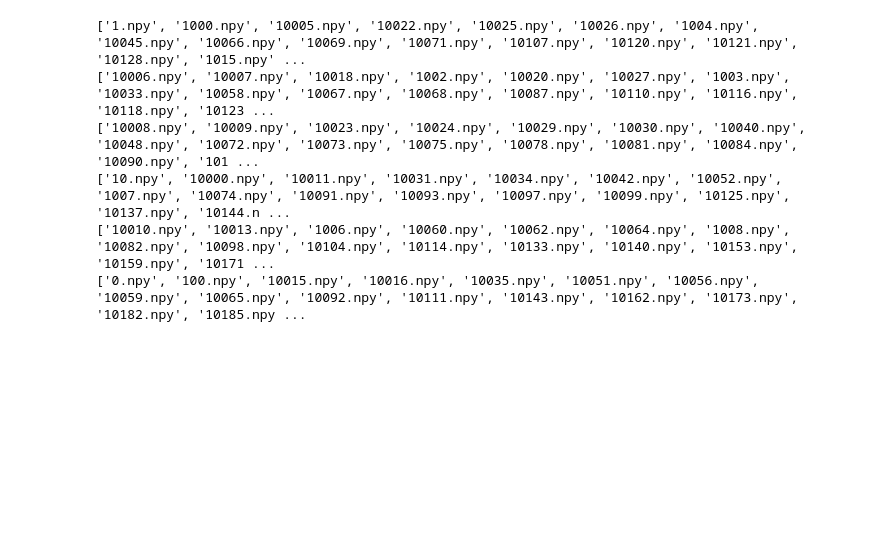
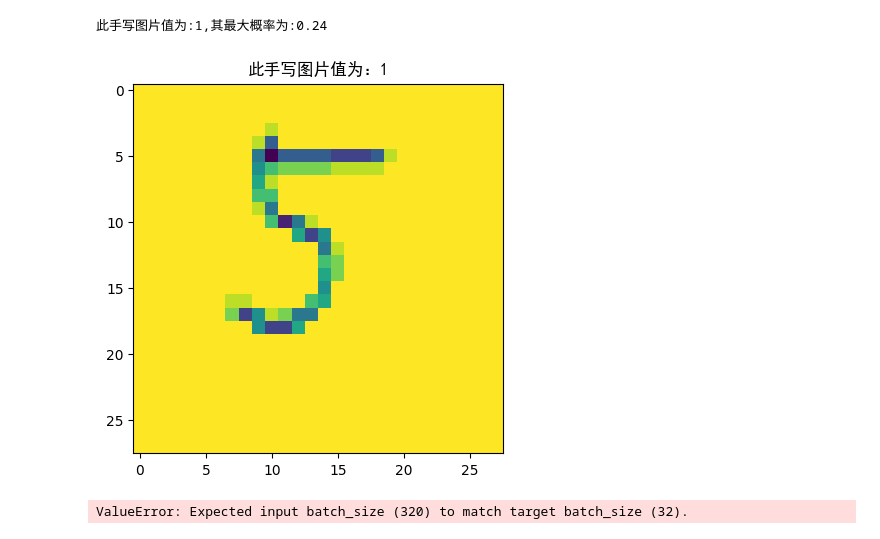
Before and after one commit to bigGoing123/AAI_project, a Jupyter notebook: procedure.ipynb, the cells around one changed output. Saved outputs shown, nothing was run; the diff lists cells and outputs as text; code cells hidden in the pictures; blank space fills up the shorter version.

```diff
--- a/procedure.ipynb
+++ b/procedure.ipynb
@@ -9,3 +6,0 @@ import torch.nn.functional as F
-# %%
-data=np.load("./processed_data/train/0/1400.npy")
-print(data)
@@ -30,22 +6,0 @@ print(data)
-# %%
-
-import os
-import pandas as pd
-folder_path = './processed_data/train/'  # 替换为你文件夹的路径
-data=[]
-train_data=pd.DataFrame()
-for i in range(10):
-
-    file_list = os.listdir(folder_path+str(i))
-    labels=[i]*sum(file_list)
-    for file_name in file_list:
-        full_file_path = os.path.join(folder_path, file_name)
-        data.append(np.load(full_file_path))
-    train_data=pd.DataFrame('data')
-# %% [output]
-['1.npy', '1000.npy', '10005.npy', '10022.npy', '10025.npy', '10026.npy', '1004.npy', '10045.npy', '10066.npy', '10069.npy', '10071.npy', '10107.npy', '10120.npy', '10121.npy', '10128.npy', '1015.npy' ...
-['10006.npy', '10007.npy', '10018.npy', '1002.npy', '10020.npy', '10027.npy', '1003.npy', '10033.npy', '10058.npy', '10067.npy', '10068.npy', '10087.npy', '10110.npy', '10116.npy', '10118.npy', '10123 ...
-['10008.npy', '10009.npy', '10023.npy', '10024.npy', '10029.npy', '10030.npy', '10040.npy', '10048.npy', '10072.npy', '10073.npy', '10075.npy', '10078.npy', '10081.npy', '10084.npy', '10090.npy', '101 ...
-['10.npy', '10000.npy', '10011.npy', '10031.npy', '10034.npy', '10042.npy', '10052.npy', '1007.npy', '10074.npy', '10091.npy', '10093.npy', '10097.npy', '10099.npy', '10125.npy', '10137.npy', '10144.n ...
-['10010.npy', '10013.npy', '1006.npy', '10060.npy', '10062.npy', '10064.npy', '1008.npy', '10082.npy', '10098.npy', '10104.npy', '10114.npy', '10133.npy', '10140.npy', '10153.npy', '10159.npy', '10171 ...
-['0.npy', '100.npy', '10015.npy', '10016.npy', '10035.npy', '10051.npy', '10056.npy', '10059.npy', '10065.npy', '10092.npy', '10111.npy', '10143.npy', '10162.npy', '10173.npy', '10182.npy', '10185.npy ...
@@ -51,0 +52,6 @@ for i in range(10):
+# %%
+# 创建数据集实例
+test_set = HandwrittenDigitsDataset('./processed_data/test/', transform=transform)
+
+# 创建数据加载器
+test_loader = DataLoader(test_set, batch_size=32, shuffle=False)
@@ -51,0 +111,46 @@ for i in range(10):
+# %%
+
+# 加载模型
+if os.path.exists('./model/model.pkl'):
+    model.load_state_dict(torch.load("./model/model.pkl")) # 加载保存模型的参数
+
+# 模型测试
+def test():
+    correct = 0 # 正确预测的个数
+    total = 0 # 总数
+    with torch.no_grad(): # 测试不用计算梯度
+        for data in test_loader:
+            input,target = data
+            output=model(input) # output输出10个预测取值，其中最大的即为预测的数
+            probability,predict=torch.max(output.data,dim=1) # 返回一个元组，第一个为最大概率值，第二个为最大值的下标
+            total += target.size(0) # target是形状为(batch_size,1)的矩阵，使用size(0)取出该批的大小
+            correct += (predict == target).sum().item() # predict和target均为(batch_size,1)的矩阵，sum()求出相等的个数
+        print("准确率为：%.2f" % (correct / total))
+
+# 自定义手写数字识别测试
+def test_mydata():
+    image = Image.open('5.png') # 读取自定义手写图片
+    image = image.resize((28,28)) # 裁剪尺寸为28*28
+    image = image.convert('L') # 转换为灰度图像
+    transform = transforms.ToTensor()
+    image = transform(image)
+    image = image.resize(1,1,28,28)
+    output = model(image)
+    probability,predict=torch.max(output.data,dim=1)
+    print("此手写图片值为:%d,其最大概率为:%.2f" % (predict[0],probability))
+    plt.title('此手写图片值为：{}'.format((int(predict))),fontname="SimHei")
+    plt.imshow(image.squeeze())
+    plt.show()
+
+# 主函数
+if __name__ == '__main__':
+    # 自定义测试
+    test_mydata()
+    # 训练与测试
+    for i in range(5): # 训练和测试进行两轮
+        train()
+        test()
+# %% [output]
+此手写图片值为:1,其最大概率为:0.24
+[figure, added]
+ValueError: Expected input batch_size (320) to match target batch_size (32).
```
Also changed, not shown: parts of 6 cells of this notebook, 2 other files.
